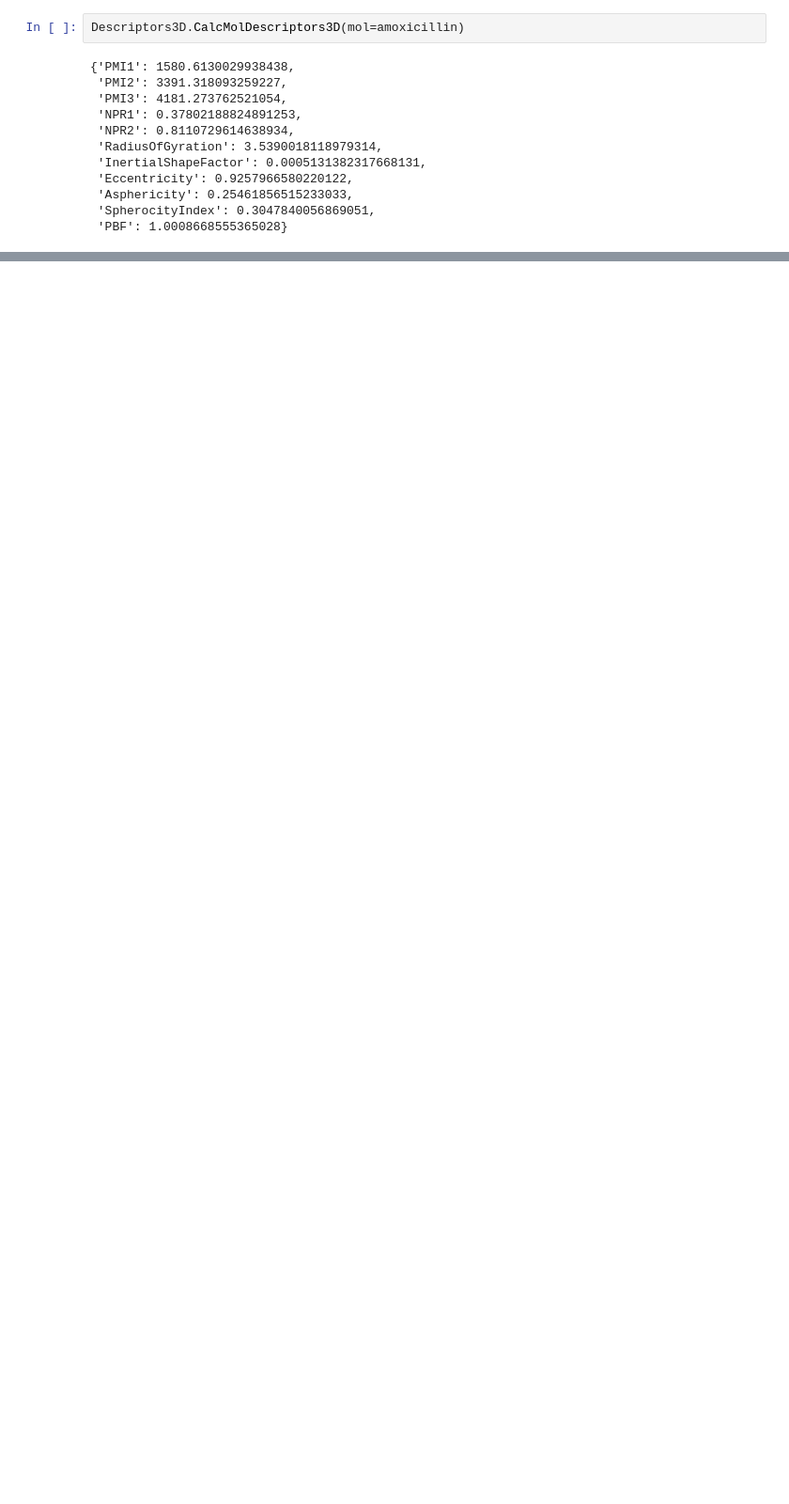
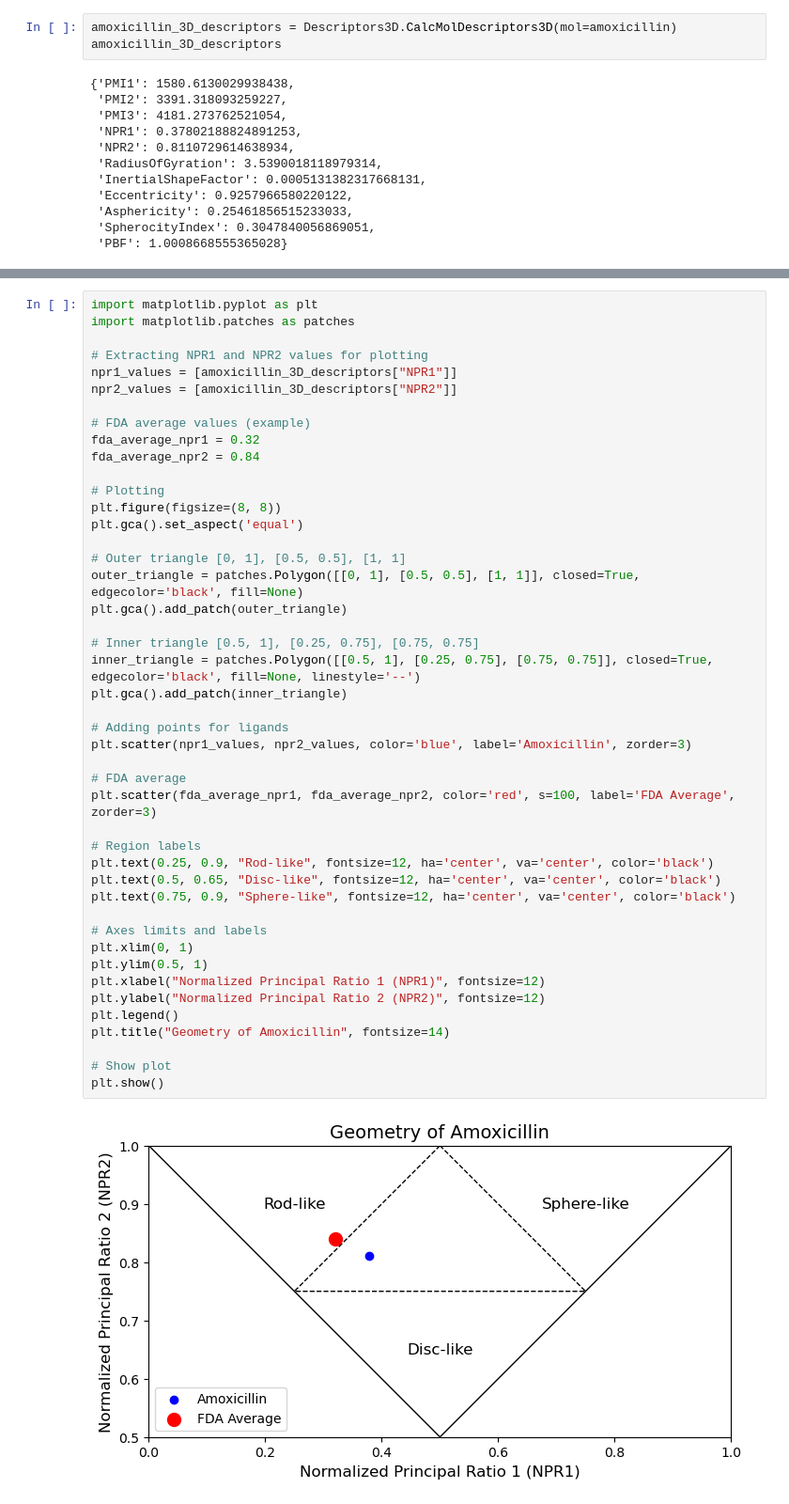
Before and after one commit to UNC-ChemNMR/CHEM-467-python-for-chemists, a Jupyter notebook: completed/1)-intro-to-cheminformatics/Day1_rdkit_completed.ipynb, the cells around one changed output, grey strips where cells are left out. Shown: that part at 94% size. Drawn from its saved outputs; the diff is of its cells as text; blank space fills up the shorter version.

```diff
--- a/completed/1)-intro-to-cheminformatics/Day1_rdkit_completed.ipynb
+++ b/completed/1)-intro-to-cheminformatics/Day1_rdkit_completed.ipynb
@@ -462,5 +486,6 @@ We have already generated energy minimized conformations for `amoxicillin`. Let'
 # %%
-Descriptors3D.CalcMolDescriptors3D(mol=amoxicillin)
+amoxicillin_3D_descriptors = Descriptors3D.CalcMolDescriptors3D(mol=amoxicillin)
+amoxicillin_3D_descriptors
 # %% [output]
 {'PMI1': 1580.6130029938438,
  'PMI2': 3391.318093259227,
@@ -475,0 +509,47 @@ Descriptors3D.CalcMolDescriptors3D(mol=amoxicillin)
+# %%
+import matplotlib.pyplot as plt
+import matplotlib.patches as patches
+
+# Extracting NPR1 and NPR2 values for plotting
+npr1_values = [amoxicillin_3D_descriptors["NPR1"]]
+npr2_values = [amoxicillin_3D_descriptors["NPR2"]]
+
+# FDA average values (example)
+fda_average_npr1 = 0.32
+fda_average_npr2 = 0.84
+
+# Plotting
+plt.figure(figsize=(8, 8))
+plt.gca().set_aspect('equal')
+
+# Outer triangle [0, 1], [0.5, 0.5], [1, 1]
+outer_triangle = patches.Polygon([[0, 1], [0.5, 0.5], [1, 1]], closed=True, edgecolor='black', fill=None)
+plt.gca().add_patch(outer_triangle)
+
+# Inner triangle [0.5, 1], [0.25, 0.75], [0.75, 0.75]
+inner_triangle = patches.Polygon([[0.5, 1], [0.25, 0.75], [0.75, 0.75]], closed=True, edgecolor='black', fill=None, linestyle='--')
+plt.gca().add_patch(inner_triangle)
+
+# Adding points for ligands
+plt.scatter(npr1_values, npr2_values, color='blue', label='Amoxicillin', zorder=3)
+
+# FDA average
+plt.scatter(fda_average_npr1, fda_average_npr2, color='red', s=100, label='FDA Average', zorder=3)
+
+# Region labels
+plt.text(0.25, 0.9, "Rod-like", fontsize=12, ha='center', va='center', color='black')
+plt.text(0.5, 0.65, "Disc-like", fontsize=12, ha='center', va='center', color='black')
+plt.text(0.75, 0.9, "Sphere-like", fontsize=12, ha='center', va='center', color='black')
+
+# Axes limits and labels
+plt.xlim(0, 1)
+plt.ylim(0.5, 1)
+plt.xlabel("Normalized Principal Ratio 1 (NPR1)", fontsize=12)
+plt.ylabel("Normalized Principal Ratio 2 (NPR2)", fontsize=12)
+plt.legend()
+plt.title("Geometry of Amoxicillin", fontsize=14)
+
+# Show plot
+plt.show()
+# %% [output]
+[figure, added]
```
Also changed, not shown: parts of 5 cells of this notebook, 3 other files.
